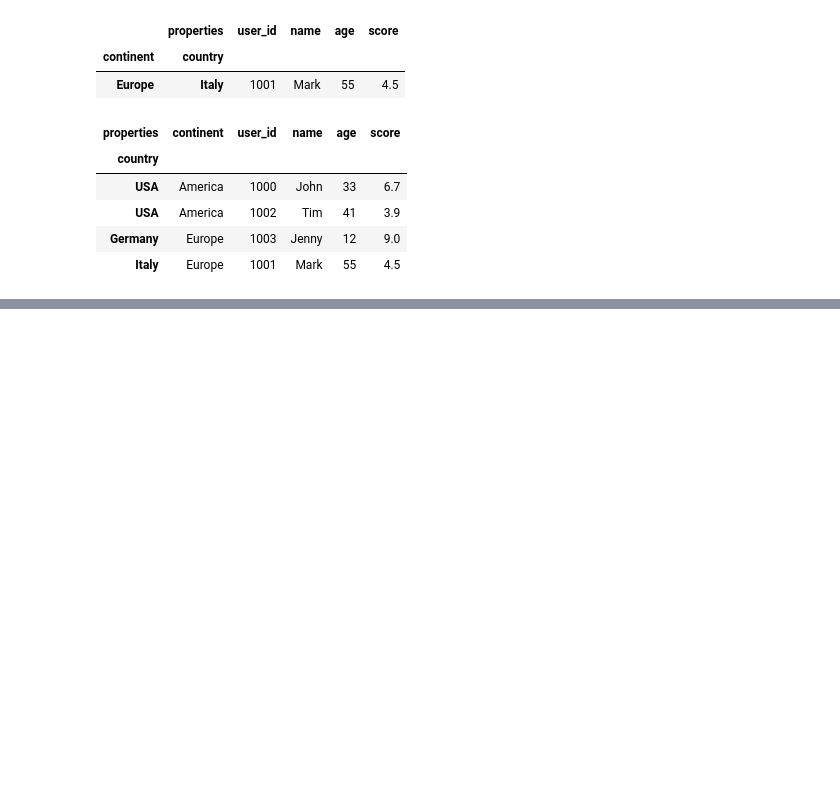
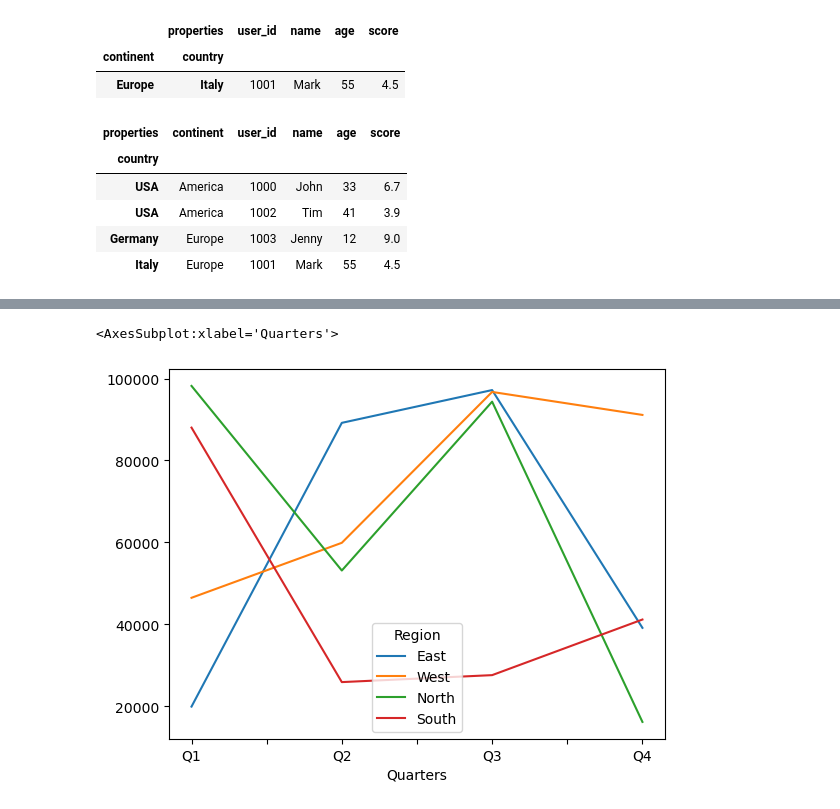
Before and after one commit to W2625/python-for-excel, a Jupyter notebook: part_5.ipynb, the cells around one changed output, grey strips where cells are left out. Saved outputs shown, nothing was run; the diff lists cells and outputs as text; code cells hidden in the pictures; blank space fills up the shorter version.

```diff
--- a/part_5.ipynb
+++ b/part_5.ipynb
@@ -313,0 +940,7 @@ df_multi.reset_index(level=0)
+# %%
+data = pd.DataFrame(data=np.random.rand(4, 4) * 100000,
+                    index=["Q1", "Q2", "Q3", "Q4"],
+                    columns=["East", "West", "North", "South"])
+data.index.name = "Quarters"
+data.columns.name = "Region"
+data
@@ -313,0 +954,6 @@ df_multi.reset_index(level=0)
+# %%
+# data.plot.line()的简写
+data.plot()
+# %% [output]
+<AxesSubplot:xlabel='Quarters'>
+[figure, added]
```
Also changed, not shown: parts of 120 cells of this notebook, 2 other files.
